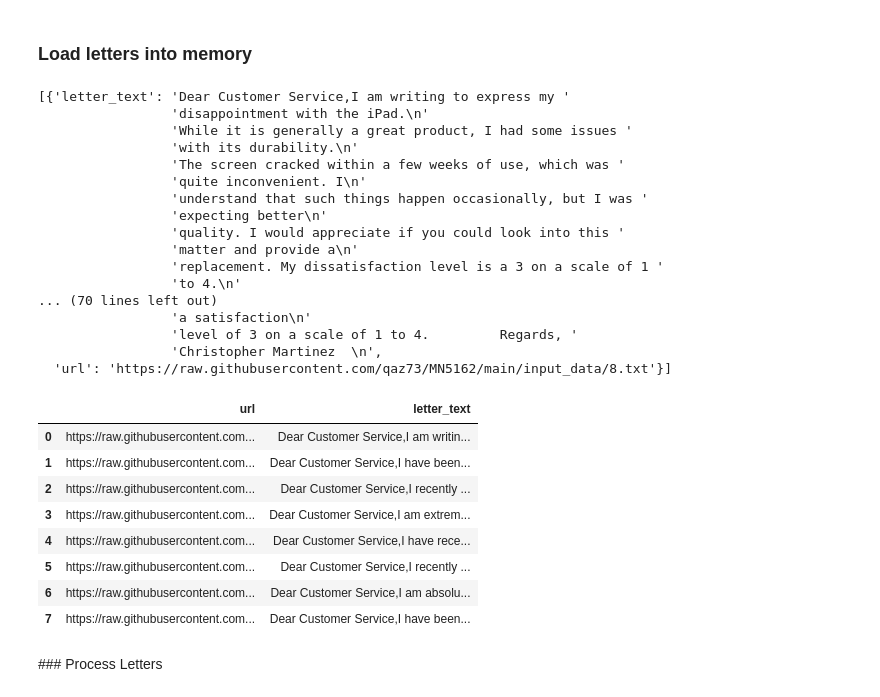
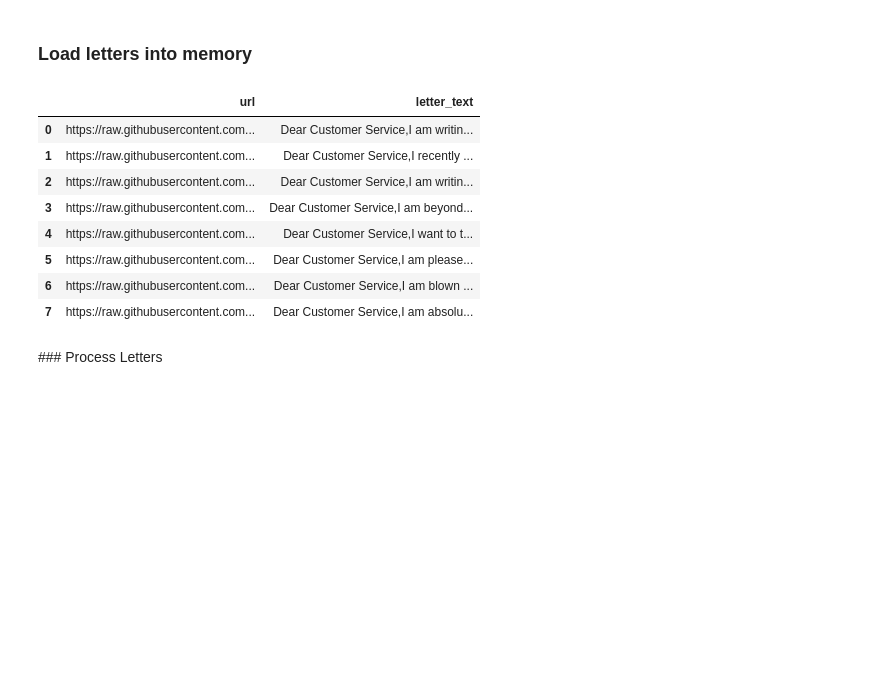
Before and after one commit to qaz73/MN5162, a Jupyter notebook: MN5162_Section1_Assignment_gorourke.ipynb, the cells around one changed output. Drawn from its saved outputs; the diff is of its cells as text; code cells hidden in the pictures; blank space fills up the shorter version.

```diff
--- a/MN5162_Section1_Assignment_gorourke.ipynb
+++ b/MN5162_Section1_Assignment_gorourke.ipynb
@@ -246,52 +253,33 @@ this purchase. I expect to hear from you soon. Sincerely, Bumblebee."""
 # %%
 customer_feedback_records = []
 
 url_data = [];
 
 for url in file_urls:
-    letter_text = requests.get(url).text
+    # don't cache file, while testing
+    headers={"Cache-Control":"no-cache"}
+    letter_text = requests.get(url, headers=headers).text
 
     url_data.append({'url':url, 'letter_text':letter_text})
 
     record = CustomerFeedback( letter_text, url)
 
     customer_feedback_records.append(record)
 
-pprint(url_data)
 
 df = pd.DataFrame(url_data)
 pd.set_option('display.max_colwidth', 600)
 df[['url','letter_text']]
-
-#for feedback in customer_feedback_records:
-#    pprint(feedback)
 # %% [output]
-[{'letter_text': 'Dear Customer Service,I am writing to express my '
-                 'disappointment with the iPad.\n'
-                 'While it is generally a great product, I had some issues '
-                 'with its durability.\n'
-                 'The screen cracked within a few weeks of use, which was '
-                 'quite inconvenient. I\n'
-                 'understand that such things happen occasionally, but I was '
-                 'expecting better\n'
-                 'quality. I would appreciate if you could look into this '
-                 'matter and provide a\n'
-                 'replacement. My dissatisfaction level is a 3 on a scale of 1 '
-                 'to 4.\n'
-... (70 lines left out)
-                 'a satisfaction\n'
-                 'level of 3 on a scale of 1 to 4.         Regards, '
-                 'Christopher Martinez  \n',
-  'url': 'https://raw.githubusercontent.com/qaz73/MN5162/main/input_data/8.txt'}]
 |  | url | letter_text |
 | 0 | https://raw.githubusercontent.com... | Dear Customer Service,I am writin... |
-| 1 | https://raw.githubusercontent.com... | Dear Customer Service,I have been... |
-| 2 | https://raw.githubusercontent.com... | Dear Customer Service,I recently ... |
-| 3 | https://raw.githubusercontent.com... | Dear Customer Service,I am extrem... |
-| 4 | https://raw.githubusercontent.com... | Dear Customer Service,I have rece... |
-| 5 | https://raw.githubusercontent.com... | Dear Customer Service,I recently ... |
-| 6 | https://raw.githubusercontent.com... | Dear Customer Service,I am absolu... |
-| 7 | https://raw.githubusercontent.com... | Dear Customer Service,I have been... |
+| 1 | https://raw.githubusercontent.com... | Dear Customer Service,I recently ... |
+| 2 | https://raw.githubusercontent.com... | Dear Customer Service,I am writin... |
+| 3 | https://raw.githubusercontent.com... | Dear Customer Service,I am beyond... |
+| 4 | https://raw.githubusercontent.com... | Dear Customer Service,I want to t... |
+| 5 | https://raw.githubusercontent.com... | Dear Customer Service,I am please... |
+| 6 | https://raw.githubusercontent.com... | Dear Customer Service,I am blown ... |
+| 7 | https://raw.githubusercontent.com... | Dear Customer Service,I am absolu... |
 # %% [markdown]
 ### Process Letters
 # %%
```
Also changed, not shown: parts of 21 cells of this notebook.
